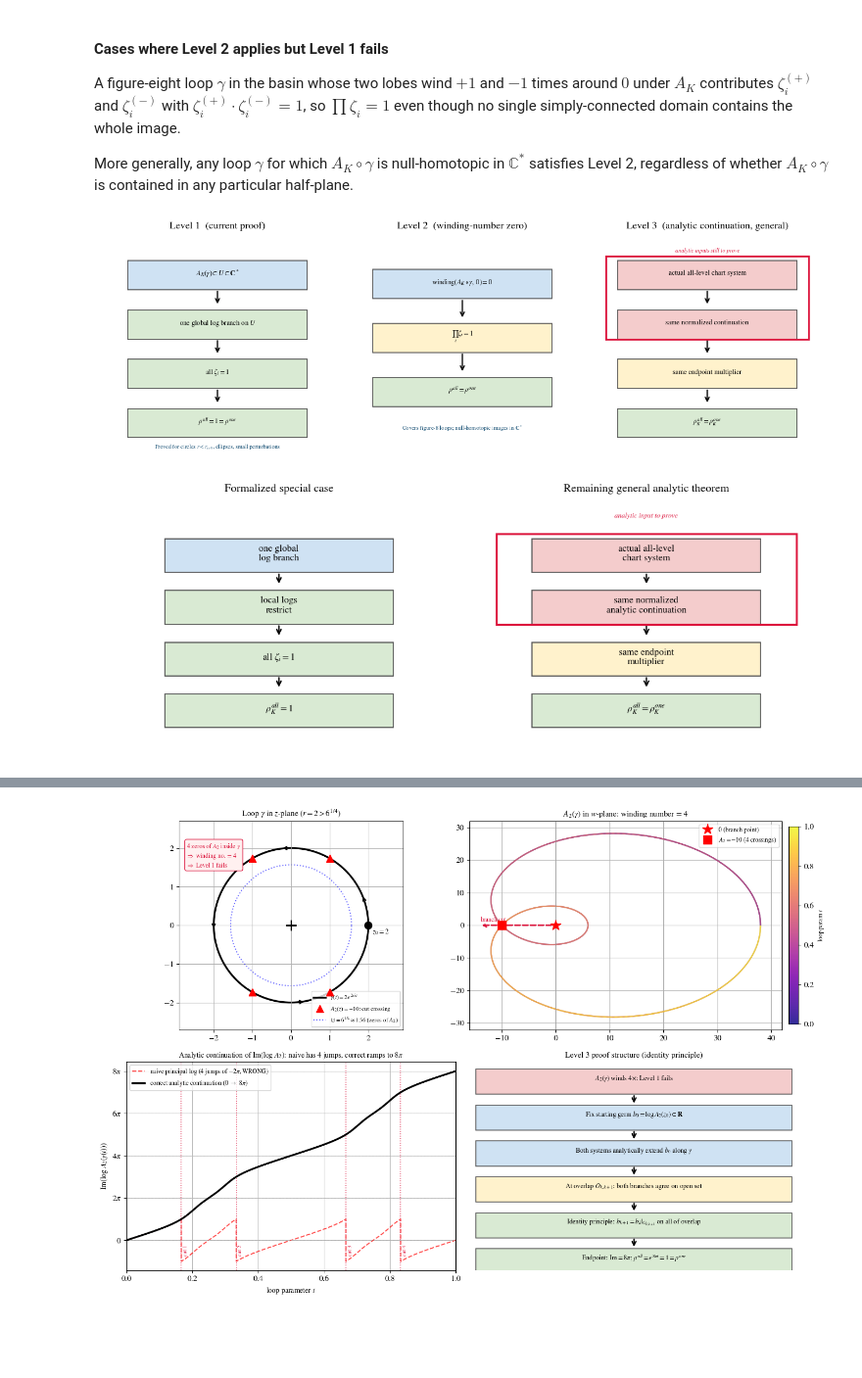
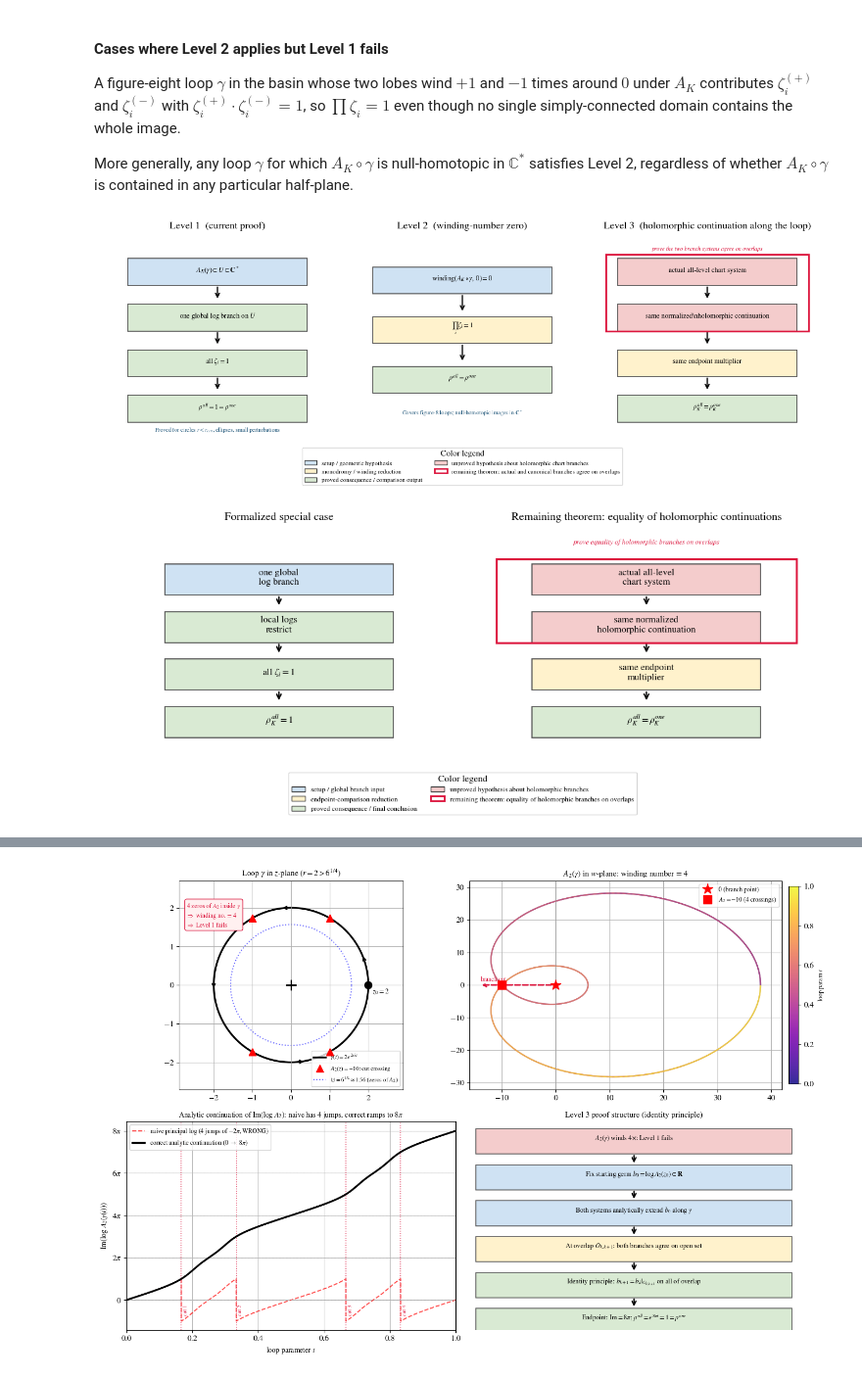
Before and after one commit to kirill-kondrashov/mlc, a Jupyter notebook: notebooks/plan08_chart_chain_monodromy_blocker.ipynb, the cells around one changed output, grey strips where cells are left out. Shown at 98% size. Drawn from its saved outputs; the diff is of its cells as text; code cells hidden in the pictures; blank space fills up the shorter version.

```diff
--- a/notebooks/plan08_chart_chain_monodromy_blocker.ipynb
+++ b/notebooks/plan08_chart_chain_monodromy_blocker.ipynb
@@ -1507,8 +1514,7 @@ plt.show()
 # %% [output]
 [figure]
 # %%
-
-fig, ax = plt.subplots(figsize=(11.5, 4.0))
+fig, ax = plt.subplots(figsize=(11.5, 4.6))
 ax.axis('off')
 
 steps = [
@@ -1528,5 +1534,14 @@ for x0, x1 in zip(xs[:-1], xs[1:]):
 ax.text(0.50, 0.30,
         'Generalized special case: a whole radius interval has the same comparison proof.\nThe exact numerical loop r=1/2 was just one point in this interval.',
         ha='center', bbox=dict(boxstyle='round', fc='white', ec='royalblue'))
+
+handles = [
+    Rectangle((0, 0), 1, 1, fc='#cfe2f3', ec='0.25', label='setup / geometric variable'),
+    Rectangle((0, 0), 1, 1, fc='#fff2cc', ec='0.25', label='algebraic reduction / computation'),
+    Rectangle((0, 0), 1, 1, fc='#d9ead3', ec='0.25', label='proved bound / comparison consequence'),
+]
+fig.legend(handles=handles, loc='lower center', bbox_to_anchor=(0.5, 0.02),
+           ncol=3, frameon=True, fontsize=8, title='Color legend')
+plt.tight_layout(rect=[0, 0.12, 1, 1])
 plt.show()
 # %% [output]
@@ -1590,7 +1605,7 @@ More generally, any loop $\gamma$ for which $A_K\circ\gamma$ is null-homotopic i
 $\mathbb{C}^*$ satisfies Level 2, regardless of whether $A_K\circ\gamma$ is contained
 in any particular half-plane.
 # %%
-fig, axes = plt.subplots(1, 3, figsize=(13.5, 4.6))
+fig, axes = plt.subplots(1, 3, figsize=(13.5, 5.1))
 
 def draw_box(ax, y, label, color):
     ax.add_patch(Rectangle((0.12, y - 0.075), 0.76, 0.13,
@@ -1628,43 +1643,51 @@ level2 = [
 ]
 ys3 = np.linspace(0.78, 0.30, 3)
 for (lab, col), y in zip(level2, ys3):
     draw_box(ax, y, lab, col)
 for y0, y1 in zip(ys3[:-1], ys3[1:]):
     ax.add_patch(FancyArrowPatch((0.50, y0 - 0.075), (0.50, y1 + 0.075),
                                  arrowstyle='->', mutation_scale=13, lw=1.6))
 ax.text(0.50, 0.12, r'Covers figure-8 loops; null-homotopic images in $\mathbf{C}^*$',
         ha='center', fontsize=7.5, color='#1a5276')
 
 # Level 3: analytic continuation uniqueness (remaining)
 ax = axes[2]
 ax.axis('off')
-ax.set_title('Level 3  (analytic continuation, general)')
+ax.set_title('Level 3  (holomorphic continuation along the loop)')
 level3 = [
     (r'actual all-level chart system', '#f4cccc'),
-    (r'same normalized continuation', '#f4cccc'),
+    (r'same normalized\nholomorphic continuation', '#f4cccc'),
     (r'same endpoint multiplier', '#fff2cc'),
     (r'$\rho_K^{all}=\rho_K^{one}$', '#d9ead3'),
 ]
 for (lab, col), y in zip(level3, ys4):
     draw_box(ax, y, lab, col)
 for y0, y1 in zip(ys4[:-1], ys4[1:]):
     ax.add_patch(FancyArrowPatch((0.50, y0 - 0.075), (0.50, y1 + 0.075),
                                  arrowstyle='->', mutation_scale=13, lw=1.6))
 # red frame wrapping the two ANALYTIC INPUT boxes (top two)
-bot = ys4[1] - 0.075   # bottom of box 1 = 0.505 approx
-top = ys4[0] + 0.075   # top of box 0    = 0.895 approx
+bot = ys4[1] - 0.075
+top = ys4[0] + 0.075
 ax.add_patch(Rectangle((0.07, bot), 0.86, top - bot,
                         fill=False, ec='crimson', lw=2.3))
-ax.text(0.50, top + 0.02, 'analytic inputs still to prove',
+ax.text(0.50, top + 0.02, 'prove the two branch systems agree on overlaps',
         ha='center', fontsize=7.5, color='crimson', style='italic')
 
-plt.tight_layout()
+handles = [
+    Rectangle((0, 0), 1, 1, fc='#cfe2f3', ec='0.25', label='setup / geometric hypothesis'),
+    Rectangle((0, 0), 1, 1, fc='#fff2cc', ec='0.25', label='monodromy / winding reduction'),
+    Rectangle((0, 0), 1, 1, fc='#d9ead3', ec='0.25', label='proved consequence / comparison output'),
+    Rectangle((0, 0), 1, 1, fc='#f4cccc', ec='0.25', label='unproved hypothesis about holomorphic chart branches'),
+    Rectangle((0, 0), 1, 1, fill=False, ec='crimson', lw=2.0, label='remaining theorem: actual and canonical branches agree on overlaps'),
+]
+fig.legend(handles=handles, loc='lower center', bbox_to_anchor=(0.5, 0.02),
+           ncol=2, frameon=True, fontsize=8, title='Color legend')
+plt.tight_layout(rect=[0, 0.16, 1, 1])
 plt.show()
 # %% [output]
-[figure, old version]
+[figure, new version]
 # %%
-
-fig, axes = plt.subplots(1, 2, figsize=(12, 4.7))
+fig, axes = plt.subplots(1, 2, figsize=(12, 5.2))
 
 # Left: current proved special case.
 ax = axes[0]
@@ -1688,7 +1711,7 @@ ax = axes[1]
 ax.axis('off')
 general = [
     ('actual all-level\nchart system', '#f4cccc'),
-    ('same normalized\nanalytic continuation', '#f4cccc'),
+    ('same normalized\nholomorphic continuation', '#f4cccc'),
     ('same endpoint\nmultiplier', '#fff2cc'),
     (r'$\rho_K^{all}=\rho_K^{one}$', '#d9ead3'),
 ]
@@ -1697,16 +1720,24 @@ for (label, color), y in zip(general, ys):
     ax.text(0.50, y, label, ha='center', va='center')
 for y0, y1 in zip(ys[:-1], ys[1:]):
     ax.add_patch(FancyArrowPatch((0.50, y0-0.075), (0.50, y1+0.075), arrowstyle='->', mutation_scale=13, lw=1.6))
-# red frame wrapping the top two boxes (the analytic inputs)
 ax.add_patch(Rectangle((0.08, 0.505), 0.84, 0.855-0.505, fill=False, ec='crimson', lw=2.3))
-ax.text(0.50, 0.92, 'analytic input to prove', ha='center', fontsize=8,
+ax.text(0.50, 0.92, 'prove equality of holomorphic branches on overlaps', ha='center', fontsize=8,
         color='crimson', style='italic')
-ax.set_title('Remaining general analytic theorem')
+ax.set_title('Remaining theorem: equality of holomorphic continuations')
 
-plt.tight_layout()
+handles = [
+    Rectangle((0, 0), 1, 1, fc='#cfe2f3', ec='0.25', label='setup / global branch input'),
+    Rectangle((0, 0), 1, 1, fc='#fff2cc', ec='0.25', label='endpoint-comparison reduction'),
+    Rectangle((0, 0), 1, 1, fc='#d9ead3', ec='0.25', label='proved consequence / final conclusion'),
+    Rectangle((0, 0), 1, 1, fc='#f4cccc', ec='0.25', label='unproved hypothesis about holomorphic branches'),
+    Rectangle((0, 0), 1, 1, fill=False, ec='crimson', lw=2.0, label='remaining theorem: equality of holomorphic branches on overlaps'),
+]
+fig.legend(handles=handles, loc='lower center', bbox_to_anchor=(0.5, 0.02),
+           ncol=2, frameon=True, fontsize=8, title='Color legend')
+plt.tight_layout(rect=[0, 0.16, 1, 1])
 plt.show()
 # %% [output]
-[figure, old version]
+[figure, new version]
 # %% [markdown]
 ### Level 3 example: constructed positive case
 
```
Also changed, not shown: parts of 10 cells of this notebook.
